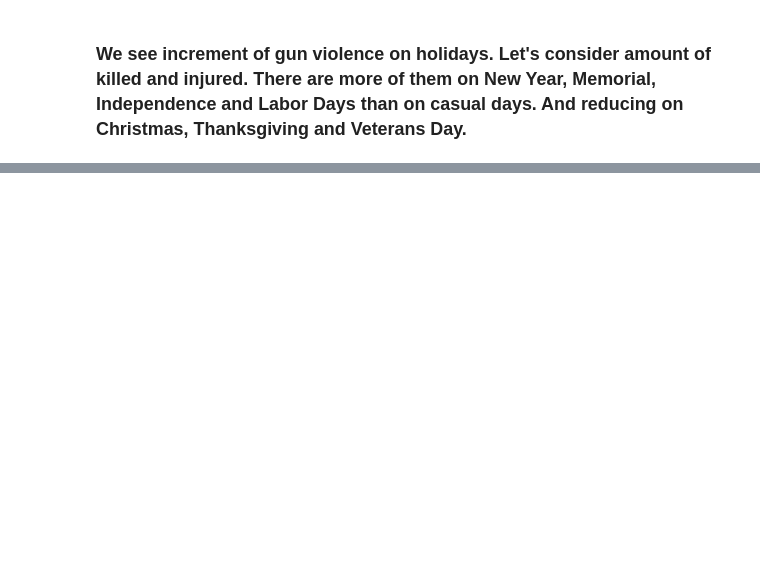
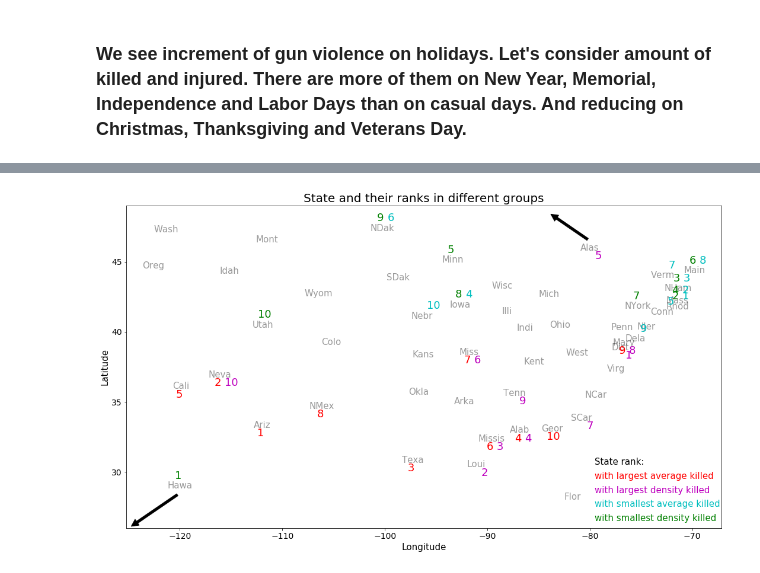
Before and after one commit to belkasanek/eda-gun-violence, a Jupyter notebook: gun_violence_eda.ipynb, the cells around one changed output, grey strips where cells are left out. Cells and saved outputs as stored; diff of their text form; code cells hidden in the pictures; blank space fills up the shorter version.

Commit message:
Add analysis about states

```diff
--- a/gun_violence_eda.ipynb
+++ b/gun_violence_eda.ipynb
@@ -834,0 +898,72 @@ plt.ylabel('Difference between holiday and casual', fontsize=15);
+# %%
+# Mean coordinate for every state except Hawaii and Alaska
+coordinate = df.groupby(by=['state'])[['longitude', 'latitude']].mean().reset_index()
+
+# Change their coordinate, so they are fit on map
+coordinate.loc[coordinate['state'] == 'Hawaii', ['longitude', 'latitude']] = (-120, 29)
+coordinate.loc[coordinate['state'] == 'Alaska', ['longitude', 'latitude']] = (-80, 46)
+
+# Add abbreviation of state name
+coordinate['abbr'] = coordinate['state'].str[:4]
+# make them unique
+coordinate.loc[24, 'abbr'] = 'Missis'
+coordinate.loc[[29, 30, 31, 32, 33, 34], 'abbr'] = ('NHam', 'NJer', 'NMex', 'NYork', 'NCar', 'NDak')
+coordinate.loc[[40,41], 'abbr'] = ('SCar', 'SDak')
+# %%
+worst_avg_killed = worst_avg_killed.merge(coordinate)
+worst_den_killed = worst_den_killed.merge(coordinate)
+
+best_avg_killed = best_avg_killed.merge(coordinate)
+best_den_killed = best_den_killed.merge(coordinate)
+# %%
+fig = plt.figure(figsize=(18, 10))
+
+plt.scatter(coordinate['longitude'], coordinate['latitude'], alpha=0.1, color='w', s=2000, label='center of state')
+plt.ylim((26, 49))
+
+plt.annotate('', xy=(-125, 26), xytext=(-120, 28.5),
+            arrowprops=dict(facecolor='black', shrink=0.05))
+
+plt.annotate('', xy=(-84, 48.5), xytext=(-80, 46.5),
+            arrowprops=dict(facecolor='black', shrink=0.05))
+
+c = ['k', 'r', 'm', 'c', 'g']
+data = coordinate
+for i in range(data.shape[0]):
+    _ = data.iloc[i]
+    plt.text(_['longitude'], _['latitude'], s=_['abbr'],
+                         alpha=0.4, fontsize=15, color=c[0], va='center', ha='center')
+
+data = worst_avg_killed
+for i in range(data.shape[0]):
+    _ = data.iloc[i]
+    plt.text(_['longitude'] - 0.5, _['latitude'] - 0.8, s=_['place'], fontsize=18, color=c[1])
+
+data = worst_den_killed
+for i in range(data.shape[0]):
+    _ = data.iloc[i]
+    plt.text(_['longitude'] + 0.5, _['latitude'] - 0.8, s=_['place'], fontsize=18, color=c[2])
+
+data = best_avg_killed
+for i in range(data.shape[0]):
+    _ = data.iloc[i]
+    plt.text(_['longitude'] + 0.5, _['latitude'] + 0.5, s=_['place'], fontsize=18, color=c[3])
+
+data = best_den_killed
+for i in range(data.shape[0]):
+    _ = data.iloc[i]
+    plt.text(_['longitude'] - 0.5, _['latitude'] + 0.5, s=_['place'], fontsize=18, color=c[4])
+
+log_s, lat_s = -79.5, 30.5
+plt.text(log_s, lat_s, s='State rank:', color=c[0], fontsize=15)
+plt.text(log_s, lat_s - 1, s='with largest average killed', color=c[1], fontsize=15)
+plt.text(log_s, lat_s - 2, s='with largest density killed', color=c[2], fontsize=15)
+plt.text(log_s, lat_s - 3, s='with smallest average killed', color=c[3], fontsize=15)
+plt.text(log_s, lat_s - 4, s='with smallest density killed', color=c[4], fontsize=15)
+plt.xlabel('Longitude', fontsize=15)
+plt.ylabel('Latitude', fontsize=15)
+plt.yticks(fontsize=14)
+plt.xticks(fontsize=14)
+plt.title('State and their ranks in different groups', fontsize=20);
+# %% [output]
+[figure, added]
```
Also changed, not shown: parts of 12 cells of this notebook.
